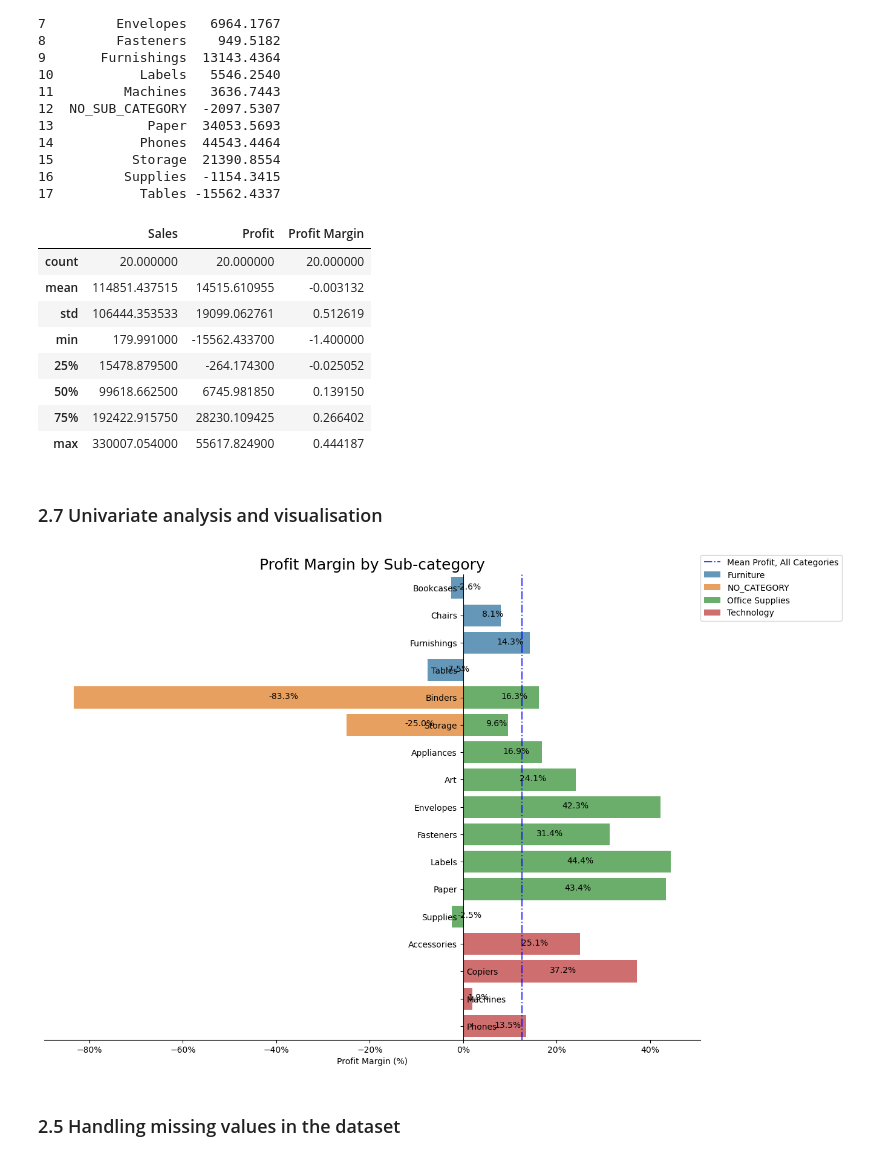
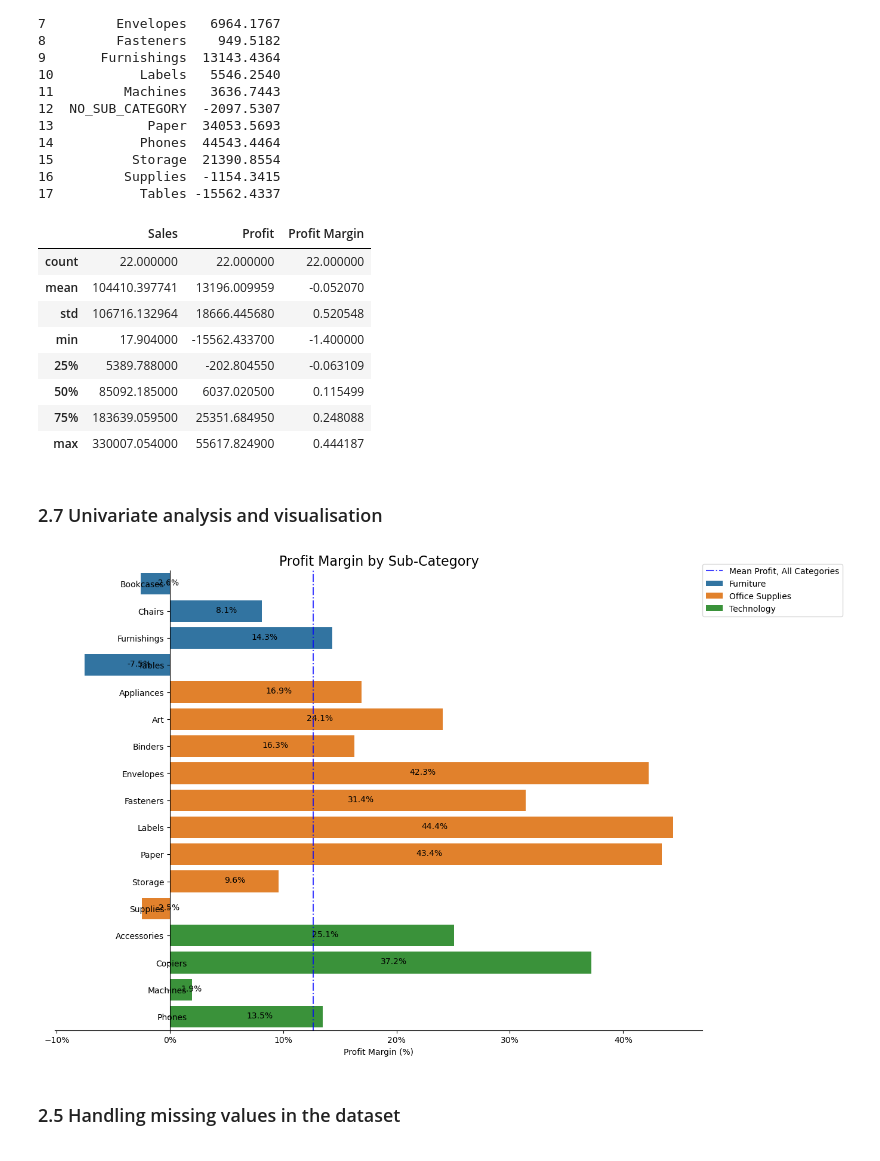
Before and after one commit to nareshwar/uhull-module-1, a Jupyter notebook: assignment_notebook/assignment_final.ipynb, the cells around one changed output. Cells and saved outputs as stored; diff of their text form; code cells hidden in the pictures.

```diff
--- a/assignment_notebook/assignment_final.ipynb
+++ b/assignment_notebook/assignment_final.ipynb
@@ -453,79 +464,86 @@ print(profit_sub_category)
 17           Tables -15562.4337
 # %%
 #Grouping the data on category and it's respective sub-categories. Calculating the profit margin.
-sales_per_subcategory = global_super_store_data.groupby(['Category', 'Sub-Category'], as_index=False)[['Sales', 'Profit']].sum()
-sales_per_subcategory['Profit Margin'] = sales_per_subcategory['Profit'] / sales_per_subcategory['Sales']
+sales_per_cat_subcat = global_super_store_data.groupby(['Category', 'Sub-Category'], as_index=False)[['Sales', 'Profit']].sum()
+sales_per_cat_subcat['Profit Margin'] = sales_per_cat_subcat['Profit'] / sales_per_cat_subcat['Sales']
 
 #Sorting the dataframe based on profit margin
-sales_per_subcategory = sales_per_subcategory.sort_values(by=['Category', 'Sub-Category', 'Profit Margin'], ascending=True)
+sales_per_cat_subcat = sales_per_cat_subcat.sort_values(by=['Category', 'Sub-Category', 'Profit Margin'], ascending=True)
 
-sales_per_subcategory.describe()
+sales_per_cat_subcat.describe()
 # %% [output]
 |  | Sales | Profit | Profit Margin |
-| count | 20.000000 | 20.000000 | 20.000000 |
-| mean | 114851.437515 | 14515.610955 | -0.003132 |
-| std | 106444.353533 | 19099.062761 | 0.512619 |
-| min | 179.991000 | -15562.433700 | -1.400000 |
-| 25% | 15478.879500 | -264.174300 | -0.025052 |
-| 50% | 99618.662500 | 6745.981850 | 0.139150 |
-| 75% | 192422.915750 | 28230.109425 | 0.266402 |
+| count | 22.000000 | 22.000000 | 22.000000 |
+| mean | 104410.397741 | 13196.009959 | -0.052070 |
+| std | 106716.132964 | 18666.445680 | 0.520548 |
+| min | 17.904000 | -15562.433700 | -1.400000 |
+| 25% | 5389.788000 | -202.804550 | -0.063109 |
+| 50% | 85092.185000 | 6037.020500 | 0.115499 |
+| 75% | 183639.059500 | 25351.684950 | 0.248088 |
 | max | 330007.054000 | 55617.824900 | 0.444187 |
 # %% [markdown]
 ### 2.7 Univariate analysis and visualisation
 # %%
+# Datafix on Category based on subcategories
+# Apply the condition element-wise
+condition = (global_super_store_data['Category'] == 'NO_CATEGORY') & \
+            (global_super_store_data['Sub-Category'].isin(['Binders', 'Storage']))
+
+# Update 'Category' where the condition is True
+global_super_store_data.loc[condition, 'Category'] = 'Office Supplies'
+
+
 #Grouping the data on category and it's respective sub-categories. Calculating the profit margin.
-sales_per_subcategory = global_super_store_data.groupby(['Category', 'Sub-Category'], as_index=False)[['Sales', 'Profit']].sum()
-sales_per_subcategory['Profit Margin'] = sales_per_subcategory['Profit'] / sales_per_subcategory['Sales']
+sales_per_cat_subcat = global_super_store_data.groupby(['Category', 'Sub-Category'], as_index=False)[['Sales', 'Profit']].sum()
+sales_per_cat_subcat['Profit Margin'] = sales_per_cat_subcat['Profit'] / sales_per_cat_subcat['Sales']
 
 #Sorting the dataframe based on profit margin
-sales_per_subcategory = sales_per_subcategory.sort_values(by=['Category', 'Sub-Category', 'Profit Margin'], ascending=True)
-
+sales_per_cat_subcat = sales_per_cat_subcat.sort_values(by=['Category', 'Sub-Category', 'Profit Margin'], ascending=True)
 
 # plot a profit margins sub-category bar chart
 fig, ax = plt.subplots(figsize=(14,10))
 
 # Unique sub categories without NO_SUB_CATEGORY
-unique_sub_categories_without_custom_label = sales_per_subcategory[sales_per_subcategory['Sub-Category'] != 'NO_SUB_CATEGORY']['Sub-Category'].unique()
+unique_sub_categories_without_custom_label = sales_per_cat_subcat[sales_per_cat_subcat['Sub-Category'] != 'NO_SUB_CATEGORY']['Sub-Category'].unique()
 
 #Plotting the profit margin per sub-category.
-sns.barplot(y=sales_per_subcategory['Sub-Category'], x=sales_per_subcategory['Profit Margin'], hue=sales_per_subcategory['Category'],
-                alpha=0.75, dodge=False, ax=ax, order=unique_sub_categories_without_custom_label)
+sns.barplot(y=sales_per_cat_subcat['Sub-Category'], x=sales_per_cat_subcat['Profit Margin'], hue=sales_per_cat_subcat['Category'],
+                alpha=1, dodge=False, ax=ax, order=unique_sub_categories_without_custom_label)
 
 #Cleaning out bar junk
 ax.spines['left'].set_position('zero')
 ax.spines[['right','top']].set_visible(False)
 ax.set(ylabel=None, xlabel='Profit Margin (%)')
-
 
 def move_ylabel_tick(index: list):
     """
     Moving the provided ylabel ticks
     """
     for tick in index:
         ax.get_yticklabels()[tick].set_x(0.02)
-        ax.get_yticklabels()[tick].set_horizontalalignment('left')
+        ax.get_yticklabels()[tick].set_horizontalalignment('right')
 
 #Moving the y-labels on sub-categories that are making a loss in order to prevent collision of the bar and the text.
 move_ylabel_tick([-1, -2, -3])
 
 
 #Annotating the profit margin amount for each bar.
 for p in ax.patches:
     _, y = p.get_xy()
 
-    ax.annotate(f'{p.get_width()*100 :.1f}%', (p.get_width() / 2, y+0.45))
+    ax.annotate(f'{p.get_width()*100 :.1f}%', (p.get_width() / 2, y + 0.45))
 
 #Calculating Superstore's aggregate profit margin in order to compare it to each sub-category's profit margin
-mean_profit = sales_per_subcategory['Profit'].sum() / sales_per_subcategory['Sales'].sum()
+mean_profit = sales_per_cat_subcat['Profit'].sum() / sales_per_cat_subcat['Sales'].sum()
 
 #Plotting a vertical line and annotating the Superstore's aggregate profit margin.
 ax.axvline(mean_profit, color='blue', label='Mean Profit, All Categories', alpha=0.75, ls='-.')
 
 #Setting the title and legend.
-ax.set_title('Profit Margin by Sub-category', fontdict={'fontsize':18})
+ax.set_title('Profit Margin by Sub-Category', fontdict={'fontsize':16})
 ax.legend(loc=(1, 0.9))
 
 #Formatting the x-axis as %
 ax.xaxis.set_major_formatter(mtick.PercentFormatter(1.0))
 # %% [output]
-[figure, old version]
+[figure, new version]
```
Also changed, not shown: parts of 4 cells of this notebook, 1 other file.
